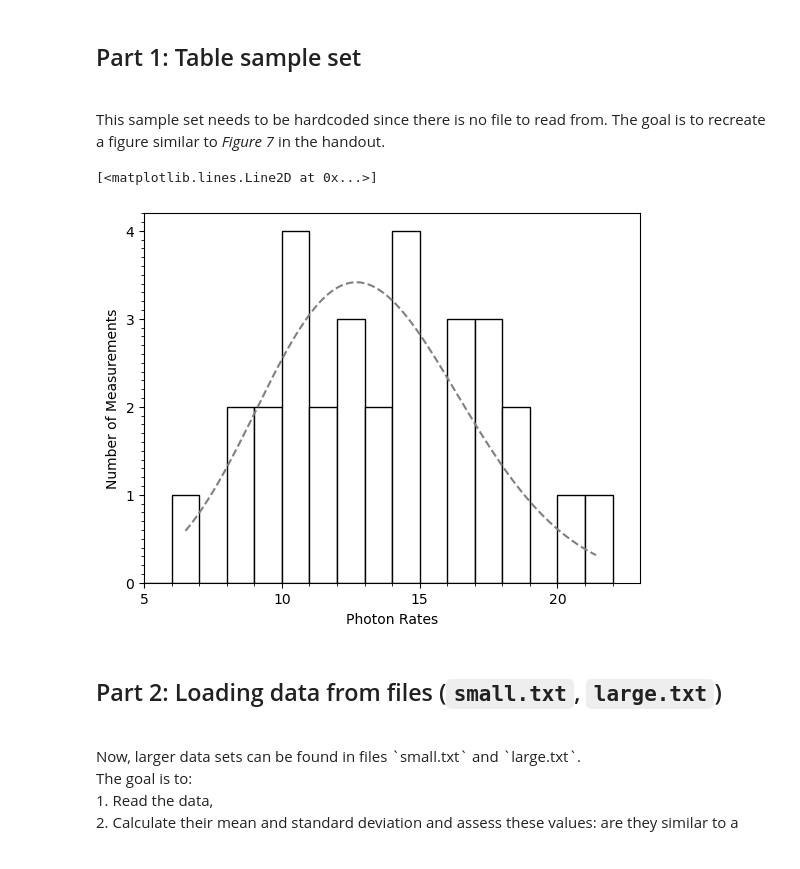
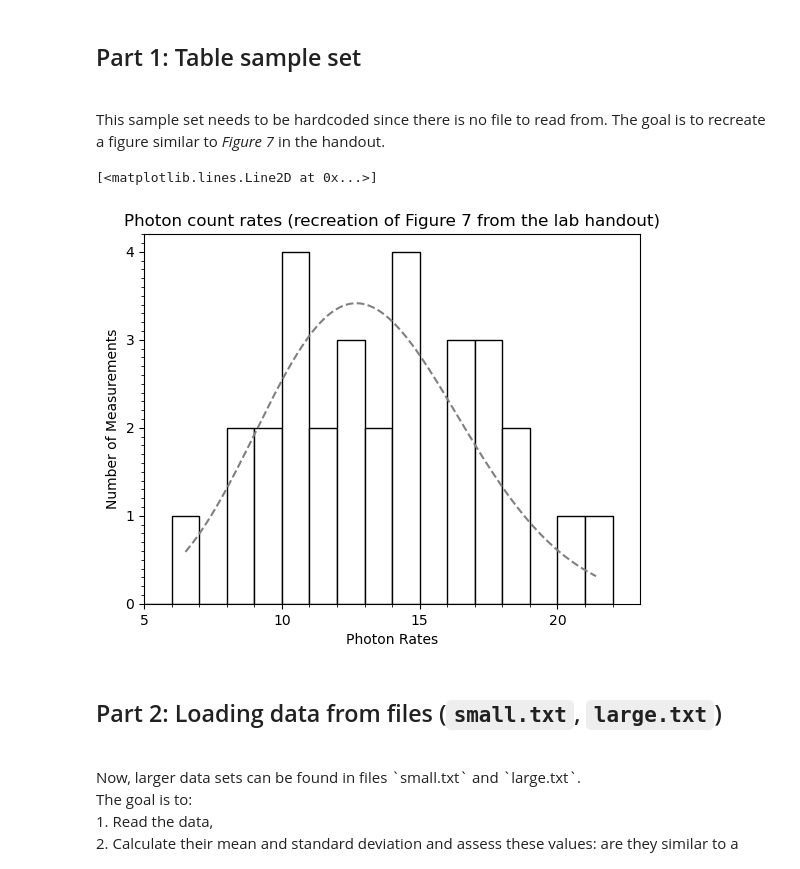
Before and after one commit to flypt7/AST326-Practicals, a Jupyter notebook: P1/code/lab1_41.ipynb, the cells around one changed output. Drawn from its saved outputs; the diff is of its cells as text; code cells hidden in the pictures.

```diff
--- a/P1/code/lab1_stats.ipynb
+++ b/P1/code/lab1_41.ipynb
@@ -16,34 +19,35 @@ This part uses data from the table in section 4.1 of the lab handout to
 recreate figure 7.
 """
 p1_spl = [13, 17, 18, 14, 11, 8, 21, 18, 9, 12,
           9, 17, 14, 6, 10, 16, 16, 11, 10, 12,
           8, 20, 14, 10, 14, 17, 13, 16, 12, 10]
 
 p1_stdev = np.std(p1_spl)
 p1_mean = np.mean(p1_spl)
 
 ax = plt.axes()
 plt.hist(p1_spl, bins=17, range=(5,22), edgecolor="black", color="white")
 plt.xlim(5, 23)
 
 ax.set_yticks(np.arange(0, 5, 1))
 ax.set_xticks(np.arange(5, 25, 5))
 
 ax.set_yticks(np.arange(0, 4.6, 0.1), minor=True)
 ax.set_xticks(np.arange(5, 23, 1), minor=True)
 
 plt.xlabel('Photon Rates')
 plt.ylabel('Number of Measurements')
+plt.title('Photon count rates (recreation of Figure 7 from the lab handout)')
 
 # Poisson distribution overplot
 x = np.arange(6.5, 21.5, 0.1)
 y = np.exp(-p1_mean) * np.power(p1_mean, x)/factorial(x)
 
 amp = 31 # amplify the presence of the Poisson distribution
 ax.plot(x, y * amp, color="gray", linestyle="dashed")
 # %% [output]
 [<matplotlib.lines.Line2D at 0x...>]
-[figure, old version]
+[figure, new version]
 # %% [markdown]
 <h2>Part 2: Loading data from files (<code>small.txt</code>, <code>large.txt</code>)</h2> <br>
 Now, larger data sets can be found in files `small.txt` and `large.txt`. <br>
```
Also changed, not shown: parts of 3 cells of this notebook, 2 other files.
